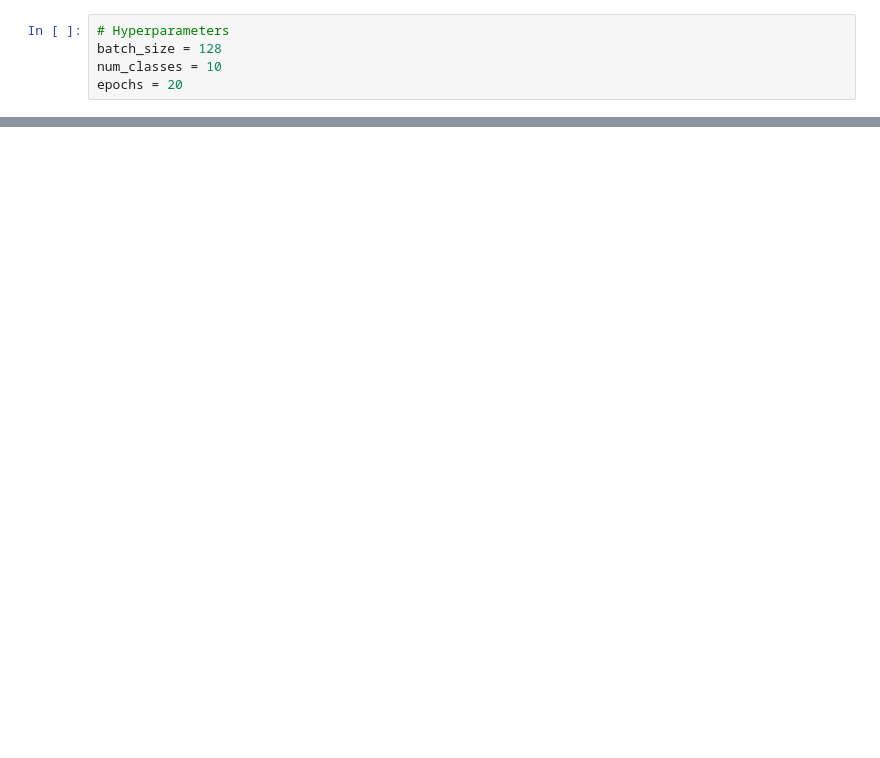
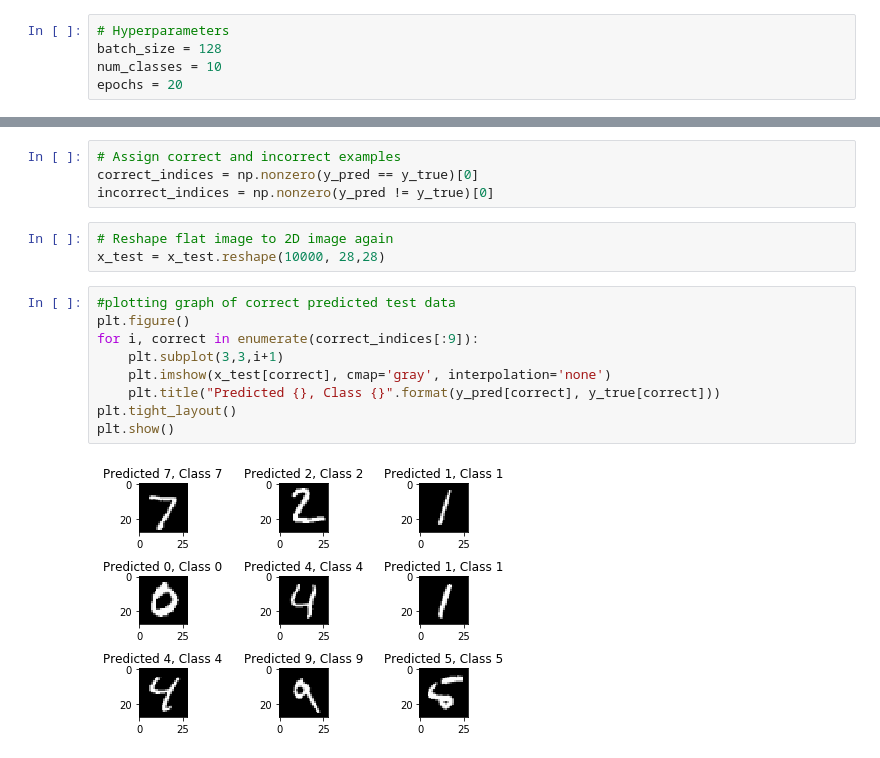
Before and after one commit to FrederikHa/BUW_DL, a Jupyter notebook: Lesson01.ipynb, the cells around one changed output, grey strips where cells are left out. Drawn from its saved outputs; the diff is of its cells as text; blank space fills up the shorter version.

```diff
--- a/Lesson01.ipynb
+++ b/Lesson01.ipynb
@@ -68,0 +165,18 @@ print('Test accuracy:', score[1])
+# %%
+# Assign correct and incorrect examples
+correct_indices = np.nonzero(y_pred == y_true)[0]
+incorrect_indices = np.nonzero(y_pred != y_true)[0]
+# %%
+# Reshape flat image to 2D image again
+x_test = x_test.reshape(10000, 28,28)
+# %%
+#plotting graph of correct predicted test data
+plt.figure()
+for i, correct in enumerate(correct_indices[:9]):
+    plt.subplot(3,3,i+1)
+    plt.imshow(x_test[correct], cmap='gray', interpolation='none')
+    plt.title("Predicted {}, Class {}".format(y_pred[correct], y_true[correct]))
+plt.tight_layout()
+plt.show()
+# %% [output]
+[figure, added]
```
Also changed, not shown: parts of 18 cells of this notebook, 2 other files.
